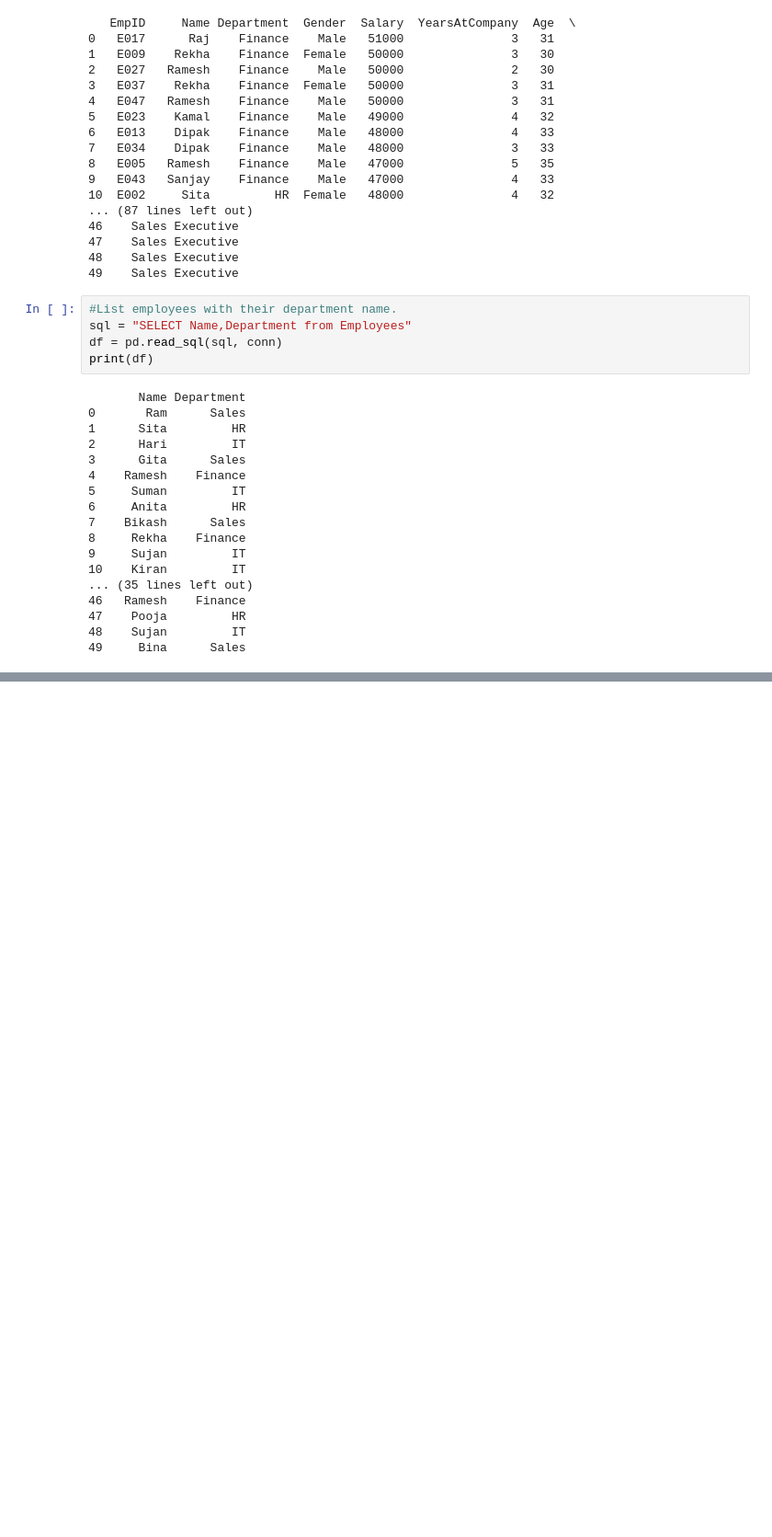
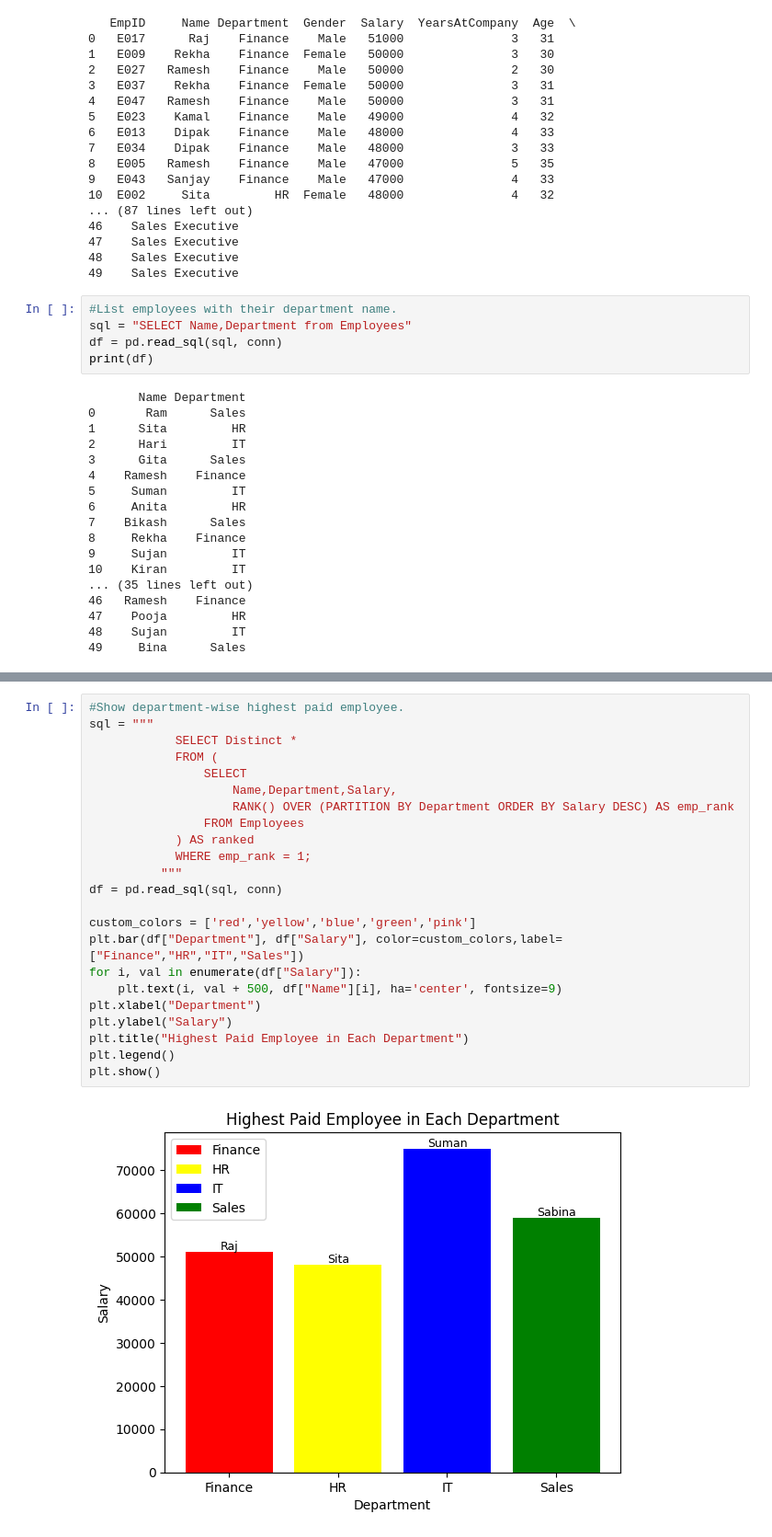
Before and after one commit to Laxmib123/-Employee-HR-Analytics, a Jupyter notebook: HR_Analytics.ipynb, the cells around one changed output, grey strips where cells are left out. Shown: that part at 92% size. Drawn from its saved outputs; the diff is of its cells as text; blank space fills up the shorter version.

```diff
--- a/HR_Analytics.ipynb
+++ b/HR_Analytics.ipynb
@@ -389,0 +411,25 @@ print(df)
+# %%
+#Show department-wise highest paid employee.
+sql = """
+            SELECT Distinct *
+            FROM (
+                SELECT
+                    Name,Department,Salary,
+                    RANK() OVER (PARTITION BY Department ORDER BY Salary DESC) AS emp_rank
+                FROM Employees
+            ) AS ranked
+            WHERE emp_rank = 1;
+          """
+df = pd.read_sql(sql, conn)
+
+custom_colors = ['red','yellow','blue','green','pink']
+plt.bar(df["Department"], df["Salary"], color=custom_colors,label=["Finance","HR","IT","Sales"])
+for i, val in enumerate(df["Salary"]):
+    plt.text(i, val + 500, df["Name"][i], ha='center', fontsize=9)
+plt.xlabel("Department")
+plt.ylabel("Salary")
+plt.title("Highest Paid Employee in Each Department")
+plt.legend()
+plt.show()
+# %% [output]
+[figure, added]
```
Also changed, not shown: parts of 1 cell of this notebook.
